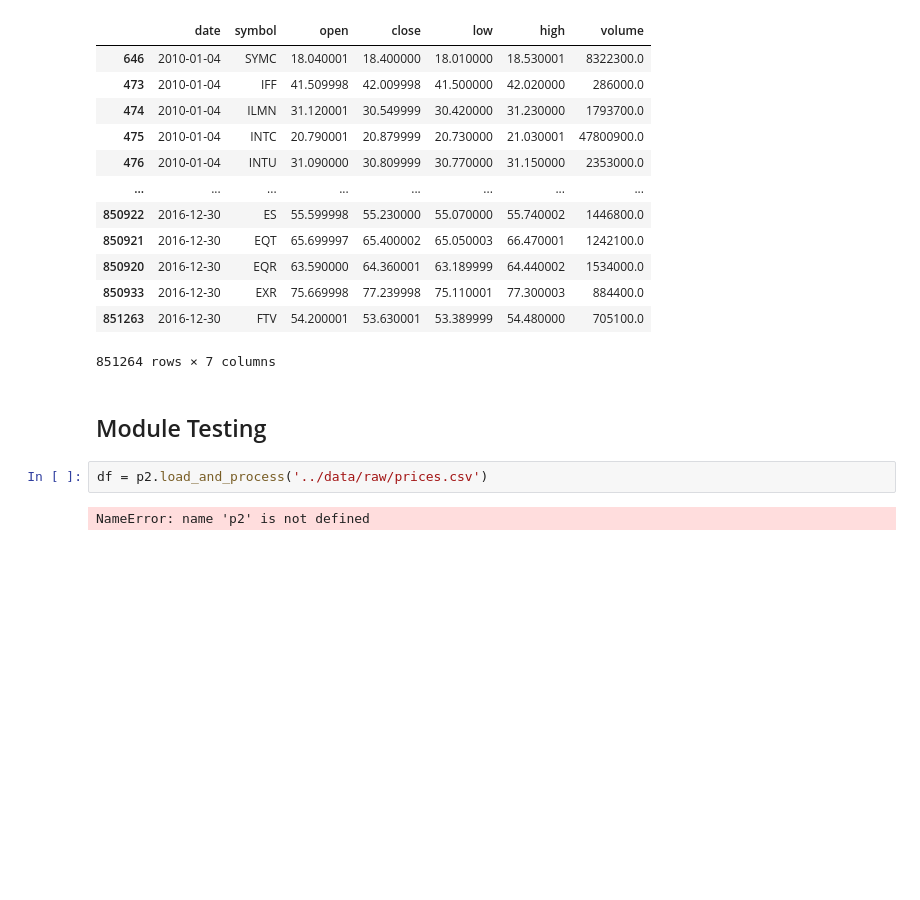
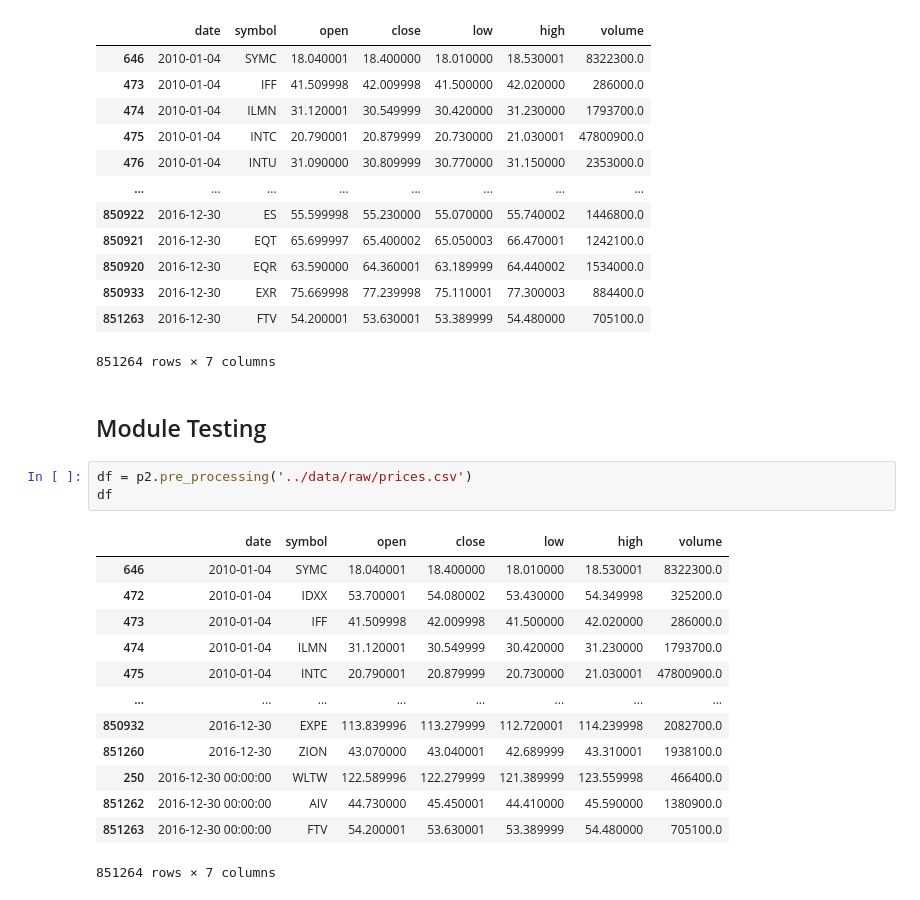
Before and after one commit to ubco-W2022T1-cosc301/project-group37, a Jupyter notebook: notebooks/analysis2.ipynb, the cells around one changed output. Cells and saved outputs as stored; diff of their text form; blank space fills up the shorter version.

```diff
--- a/notebooks/analysis2.ipynb
+++ b/notebooks/analysis2.ipynb
@@ -120,6 +121,19 @@ pre_processing('../data/raw/prices-split-adjusted.csv')
 # %% [markdown]
 ## Module Testing
 # %%
-df = p2.load_and_process('../data/raw/prices.csv')
+df = p2.pre_processing('../data/raw/prices.csv')
+df
 # %% [output]
+|  | date | symbol | open | close | low | high | volume |
+| 646 | 2010-01-04 | SYMC | 18.040001 | 18.400000 | 18.010000 | 18.530001 | 8322300.0 |
+| 472 | 2010-01-04 | IDXX | 53.700001 | 54.080002 | 53.430000 | 54.349998 | 325200.0 |
+| 473 | 2010-01-04 | IFF | 41.509998 | 42.009998 | 41.500000 | 42.020000 | 286000.0 |
+| 474 | 2010-01-04 | ILMN | 31.120001 | 30.549999 | 30.420000 | 31.230000 | 1793700.0 |
+| 475 | 2010-01-04 | INTC | 20.790001 | 20.879999 | 20.730000 | 21.030001 | 47800900.0 |
+| ... | ... | ... | ... | ... | ... | ... | ... |
+| 850932 | 2016-12-30 | EXPE | 113.839996 | 113.279999 | 112.720001 | 114.239998 | 2082700.0 |
+| 851260 | 2016-12-30 | ZION | 43.070000 | 43.040001 | 42.689999 | 43.310001 | 1938100.0 |
+| 250 | 2016-12-30 00:00:00 | WLTW | 122.589996 | 122.279999 | 121.389999 | 123.559998 | 466400.0 |
+| 851262 | 2016-12-30 00:00:00 | AIV | 44.730000 | 45.450001 | 44.410000 | 45.590000 | 1380900.0 |
+| 851263 | 2016-12-30 00:00:00 | FTV | 54.200001 | 53.630001 | 53.389999 | 54.480000 | 705100.0 |
-NameError: name 'p2' is not defined
+851264 rows × 7 columns
```
Also changed, not shown: parts of 1 cell of this notebook, 1 other file.
